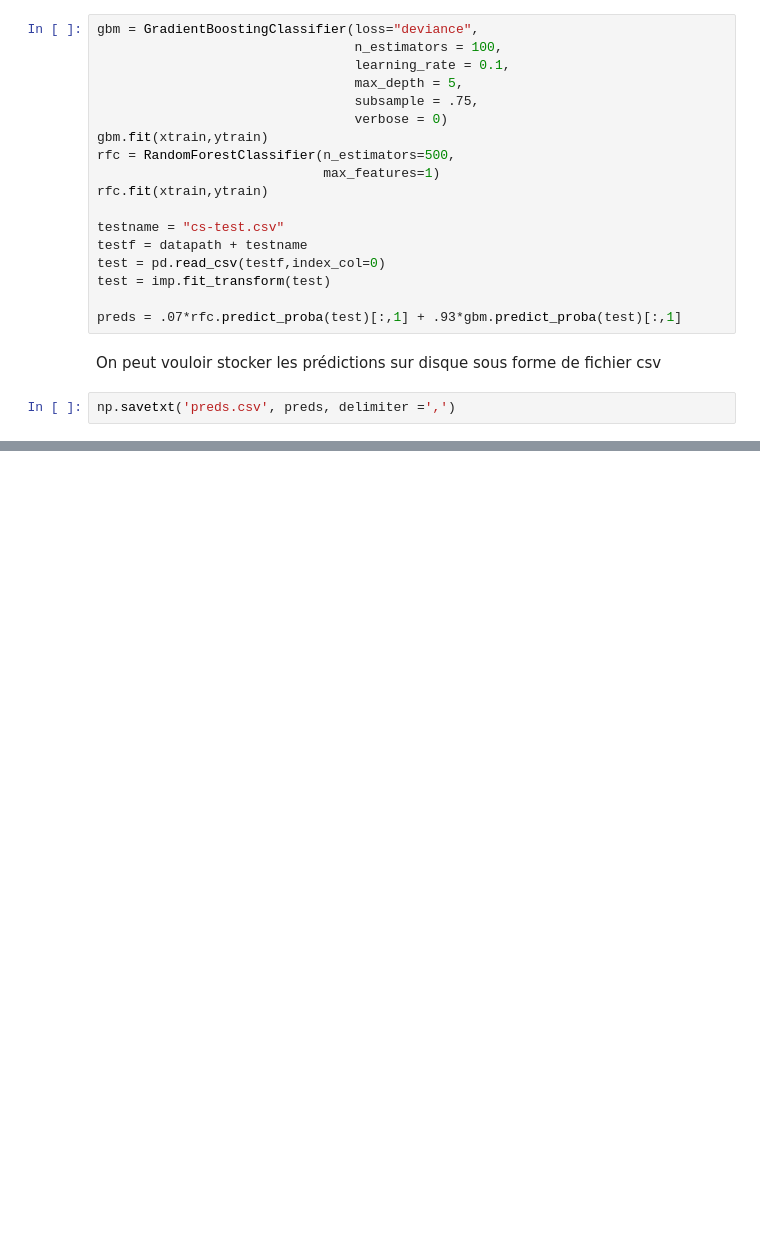
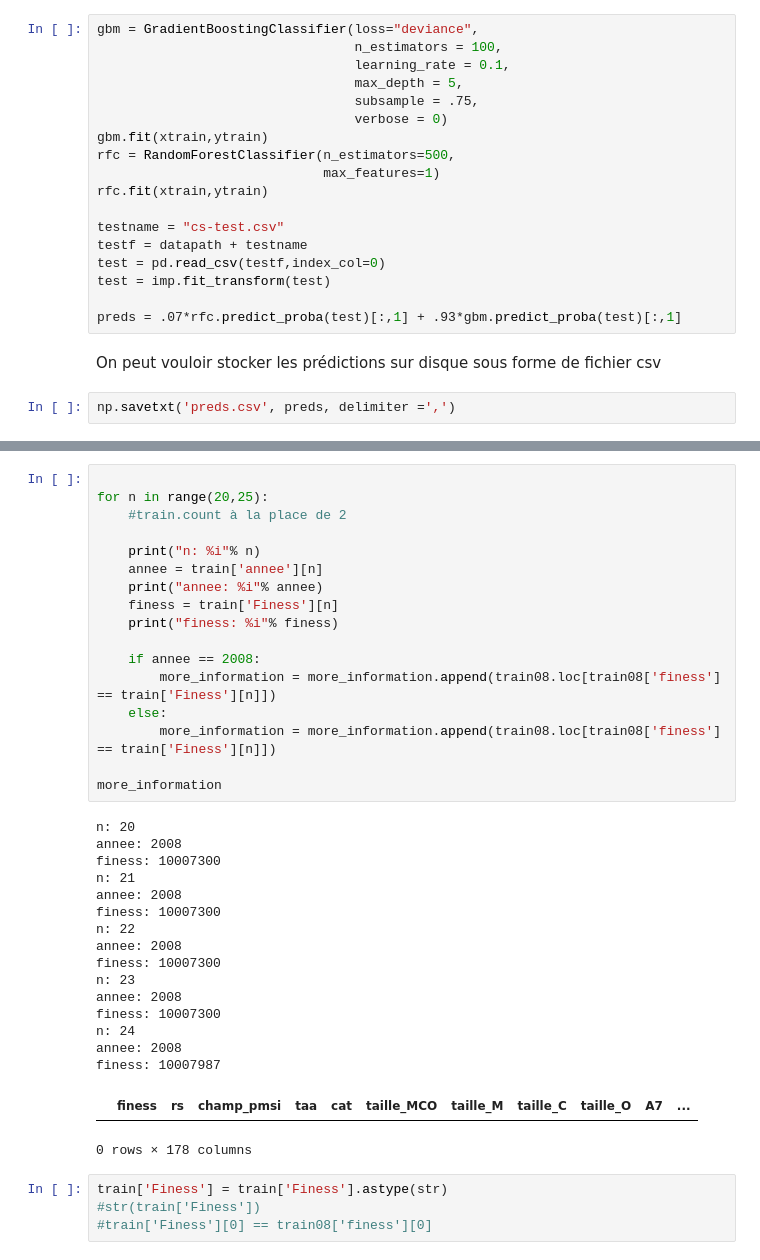
Before and after one commit to jeanmalo/Challenge-ML, a Jupyter notebook: Challenge X WS.ipynb, the cells around one changed output, grey strips where cells are left out. Cells and saved outputs as stored; diff of their text form; blank space fills up the shorter version.

```diff
--- a/Challenge X WS.ipynb
+++ b/Challenge X WS.ipynb
@@ -548,0 +517,39 @@ np.savetxt('preds.csv', preds, delimiter =',')
+# %%
+
+for n in range(20,25):
+    #train.count à la place de 2
+
+    print("n: %i"% n)
+    annee = train['annee'][n]
+    print("annee: %i"% annee)
+    finess = train['Finess'][n]
+    print("finess: %i"% finess)
+
+    if annee == 2008:
+        more_information = more_information.append(train08.loc[train08['finess'] == train['Finess'][n]])
+    else:
+        more_information = more_information.append(train08.loc[train08['finess'] == train['Finess'][n]])
+
+more_information
+# %% [output]
+n: 20
+annee: 2008
+finess: 10007300
+n: 21
+annee: 2008
+finess: 10007300
+n: 22
+annee: 2008
+finess: 10007300
+n: 23
+annee: 2008
+finess: 10007300
+n: 24
+annee: 2008
+finess: 10007987
+|  | finess | rs | champ_pmsi | taa | cat | taille_MCO | taille_M | taille_C | taille_O | A7 | ... |
+0 rows × 178 columns
+# %%
+train['Finess'] = train['Finess'].astype(str)
+#str(train['Finess'])
+#train['Finess'][0] == train08['finess'][0]
```
Also changed, not shown: parts of 58 cells of this notebook, 1 other file.
